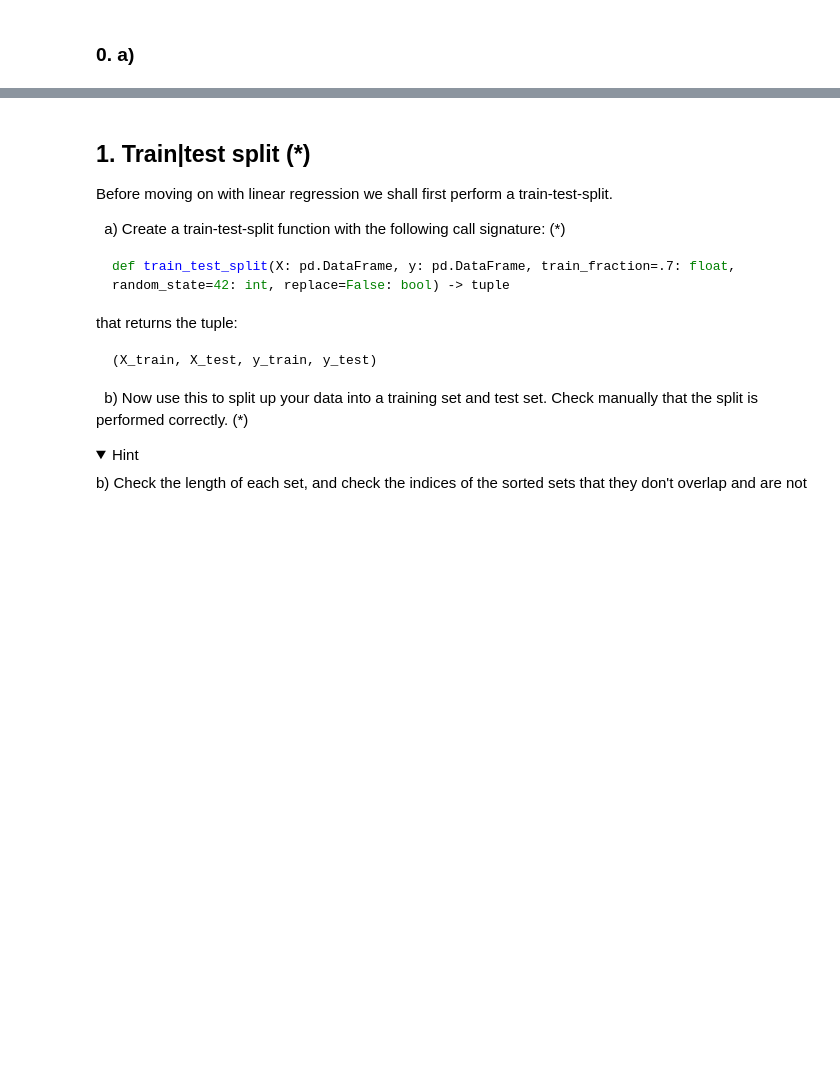
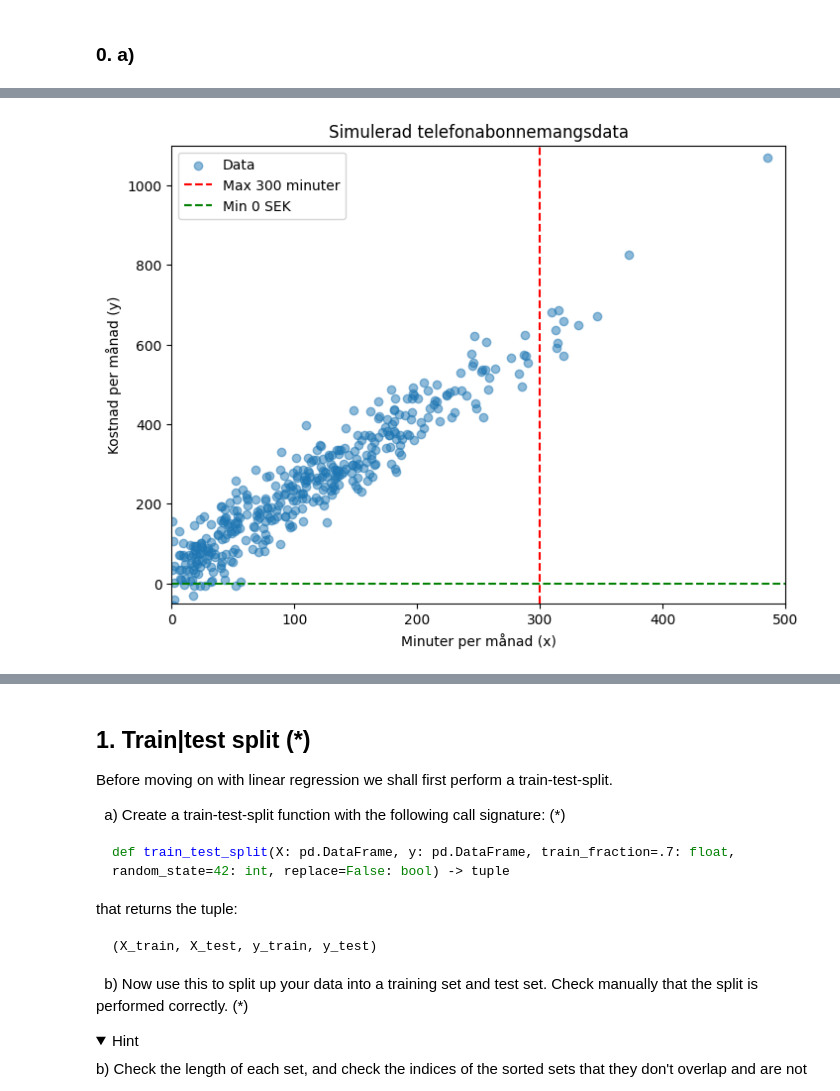
Before and after one commit to PaerBrady/Machine-learning-AI24, a Jupyter notebook: Exercises/E00_linear_regression.ipynb, the cells around one changed output, grey strips where cells are left out. Cells and saved outputs as stored; diff of their text form; code cells hidden in the pictures; folded sections open; blank space fills up the shorter version.

```diff
--- a/Exercises/E00_linear_regression.ipynb
+++ b/Exercises/E00_linear_regression.ipynb
@@ -115,0 +135,43 @@ plt.show()
+# %%
+import numpy as np
+import matplotlib.pyplot as plt
+
+# Set seed for reproducibility
+np.random.seed(42)
+
+# Generate 400 x-values from N(100, 100)
+x = np.random.normal(100, 100, 400)
+
+# Take absolute values
+x = np.abs(x)
+
+# Generate noise from N(0,50)
+noise = np.random.normal(0, 50, 400)
+
+# Compute y = 2x + 25 + epsilon (noise)
+y = 2 * x + 25 + noise
+
+# Plot with boundaries
+plt.figure(figsize=(8, 6)) # Set figure size
+plt.scatter(x, y, alpha=0.5, label="Data") # Plot data
+
+# Set limits for better visualization
+plt.xlim(0, 500) # Set x-axis limits
+plt.ylim(-50, 1100) # Set y-axis limits
+
+# Adding boundary lines
+plt.axvline(x=300, color='red', linestyle='dashed', label="Max 300 minuter") # Add vertical line
+plt.axhline(y=0, color='green', linestyle='dashed', label="Min 0 SEK") # Add horizontal line
+
+# Labels and title in Swedish
+plt.xlabel("Minuter per månad (x)") # Set x-axis label
+plt.ylabel("Kostnad per månad (y)") # Set y-axis label
+plt.title("Simulerad telefonabonnemangsdata") # Set title
+
+# Add legend
+plt.legend() # Show legend for labels
+
+# Show plot
+plt.show()
+# %% [output]
+[figure, added]
```
Also changed, not shown: parts of 11 cells of this notebook.
